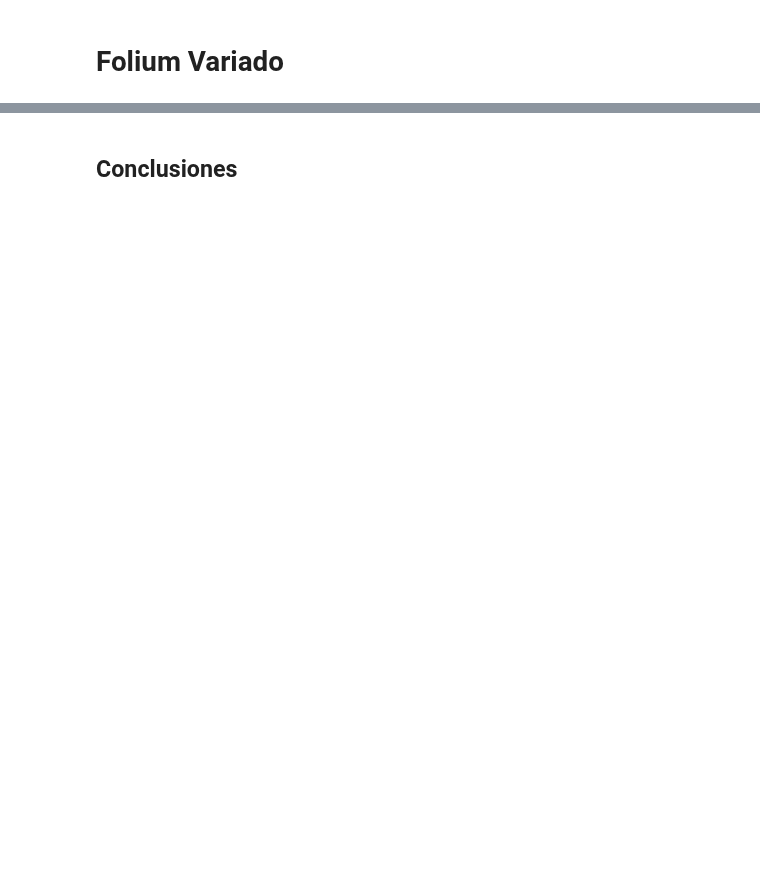
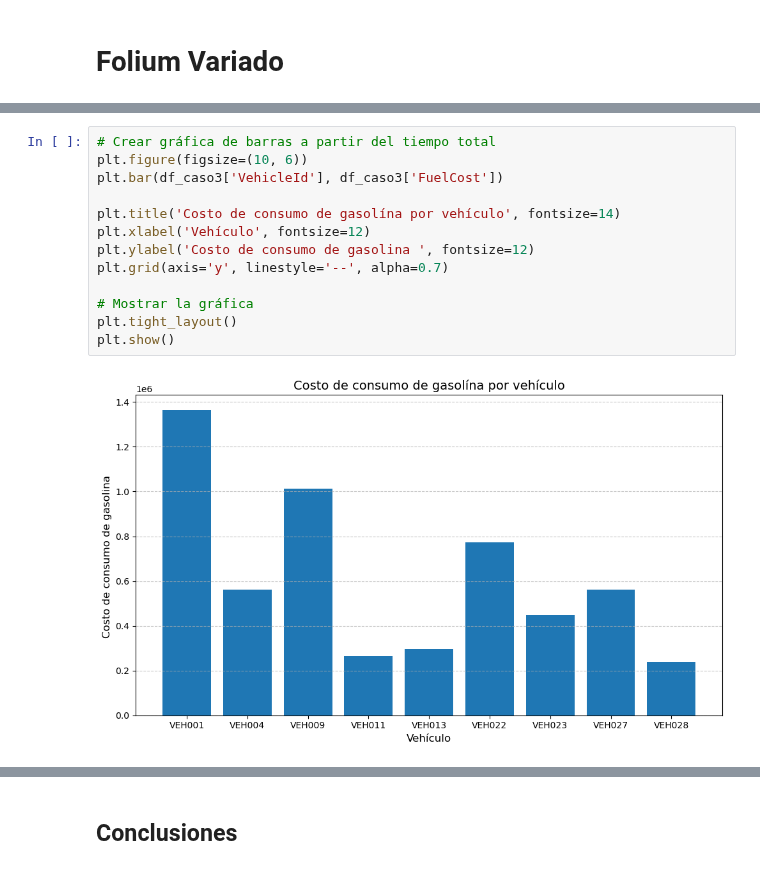
Before and after one commit to marialeang2/Proyecto1_MOS, a Jupyter notebook: modelos/caso3.ipynb, the cells around one changed output, grey strips where cells are left out. Drawn from its saved outputs; the diff is of its cells as text; blank space fills up the shorter version.

```diff
--- a/modelos/caso3.ipynb
+++ b/modelos/caso3.ipynb
@@ -1045,0 +1098,15 @@ m
+# %%
+# Crear gráfica de barras a partir del tiempo total
+plt.figure(figsize=(10, 6))
+plt.bar(df_caso3['VehicleId'], df_caso3['FuelCost'])
+
+plt.title('Costo de consumo de gasolína por vehículo', fontsize=14)
+plt.xlabel('Vehículo', fontsize=12)
+plt.ylabel('Costo de consumo de gasolina ', fontsize=12)
+plt.grid(axis='y', linestyle='--', alpha=0.7)
+
+# Mostrar la gráfica
+plt.tight_layout()
+plt.show()
+# %% [output]
+[figure, added]
```
Also changed, not shown: parts of 12 cells of this notebook, 2 other files.
